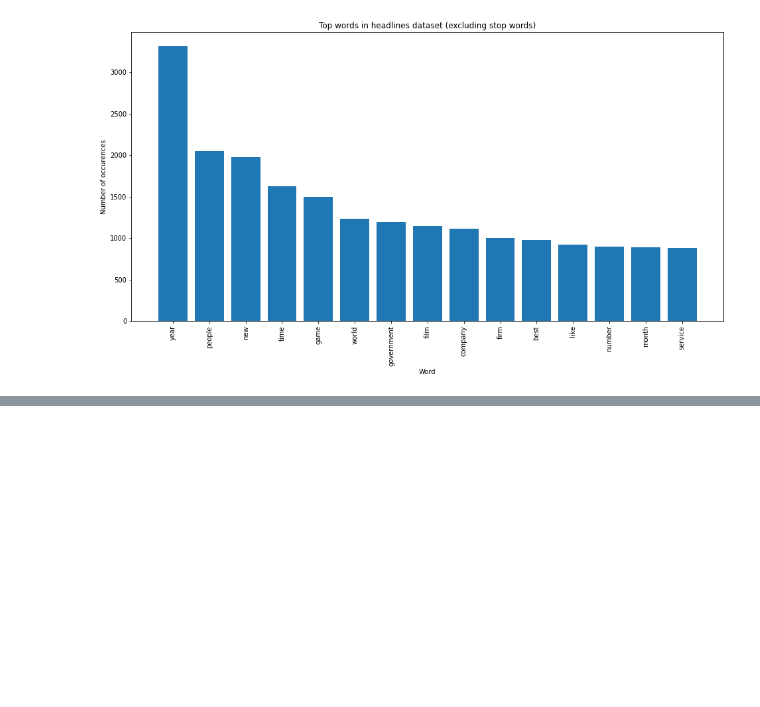
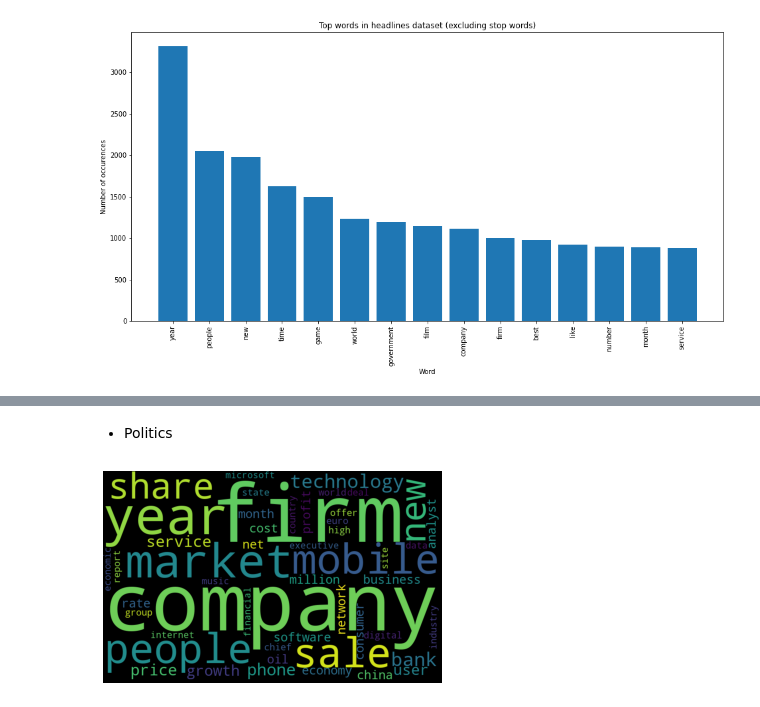
Before and after one commit to SuhelAnsari9272/Topic-Modeling-on-News-Articles-, a Jupyter notebook: Suhel_Topic_Modeling_on_News_Articles_Capstone_Project.ipynb, the cells around one changed output, grey strips where cells are left out. Drawn from its saved outputs; the diff is of its cells as text; code cells hidden in the pictures; blank space fills up the shorter version.

```diff
--- a/Suhel_Topic_Modeling_on_News_Articles_Capstone_Project.ipynb
+++ b/Suhel_Topic_Modeling_on_News_Articles_Capstone_Project.ipynb
@@ -522,0 +620,6 @@ plt.show()
+# %% [markdown]
+* Politics
+# %%
+draw_word_cloud(1)
+# %% [output]
+[figure, added]
```
Also changed, not shown: parts of 52 cells of this notebook.
